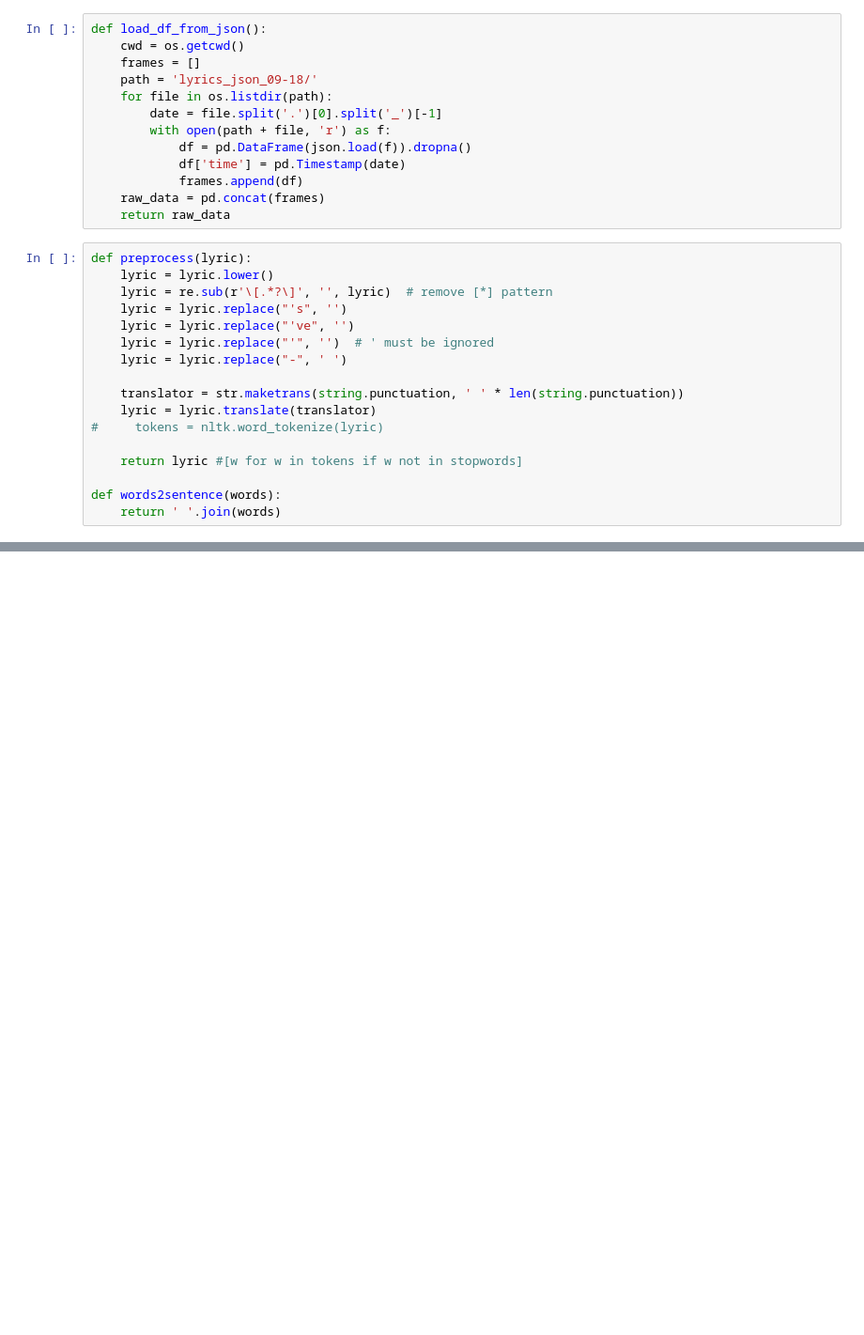
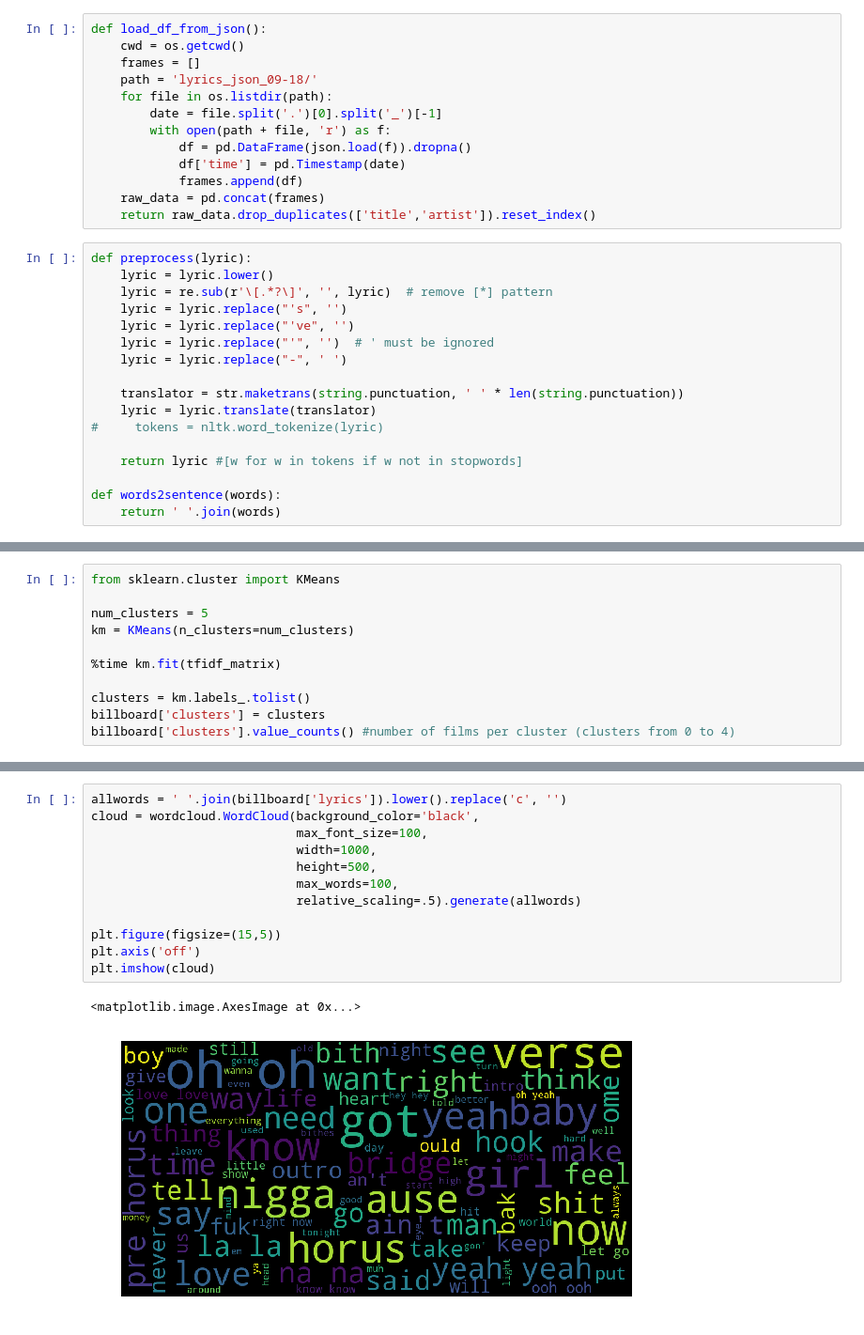
Before and after one commit to KuroLight/Billboard-Trends, a Jupyter notebook: cluster.ipynb, the cells around one changed output, grey strips where cells are left out. Shown at 94% size. Saved outputs shown, nothing was run; the diff lists cells and outputs as text; blank space fills up the shorter version.

Commit message:
cluster notebook

```diff
--- a/cluster.ipynb
+++ b/cluster.ipynb
@@ -28,7 +31,7 @@ def load_df_from_json():
             df['time'] = pd.Timestamp(date)
             frames.append(df)
     raw_data = pd.concat(frames)
-    return raw_data
+    return raw_data.drop_duplicates(['title','artist']).reset_index()
 # %%
 def preprocess(lyric):
     lyric = lyric.lower()
@@ -82,0 +199,11 @@ print(terms)
+# %%
+from sklearn.cluster import KMeans
+
+num_clusters = 5
+km = KMeans(n_clusters=num_clusters)
+
+%time km.fit(tfidf_matrix)
+
+clusters = km.labels_.tolist()
+billboard['clusters'] = clusters
+billboard['clusters'].value_counts() #number of films per cluster (clusters from 0 to 4)
@@ -82,0 +218,15 @@ print(terms)
+# %%
+allwords = ' '.join(billboard['lyrics']).lower().replace('c', '')
+cloud = wordcloud.WordCloud(background_color='black',
+                            max_font_size=100,
+                            width=1000,
+                            height=500,
+                            max_words=100,
+                            relative_scaling=.5).generate(allwords)
+
+plt.figure(figsize=(15,5))
+plt.axis('off')
+plt.imshow(cloud)
+# %% [output]
+<matplotlib.image.AxesImage at 0x...>
+[figure, added]
```
Also changed, not shown: parts of 14 cells of this notebook.
